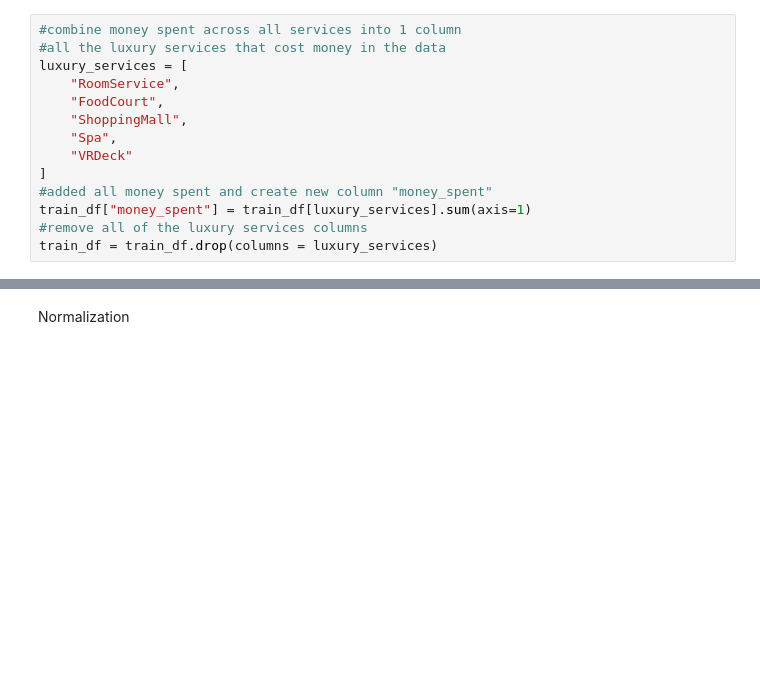
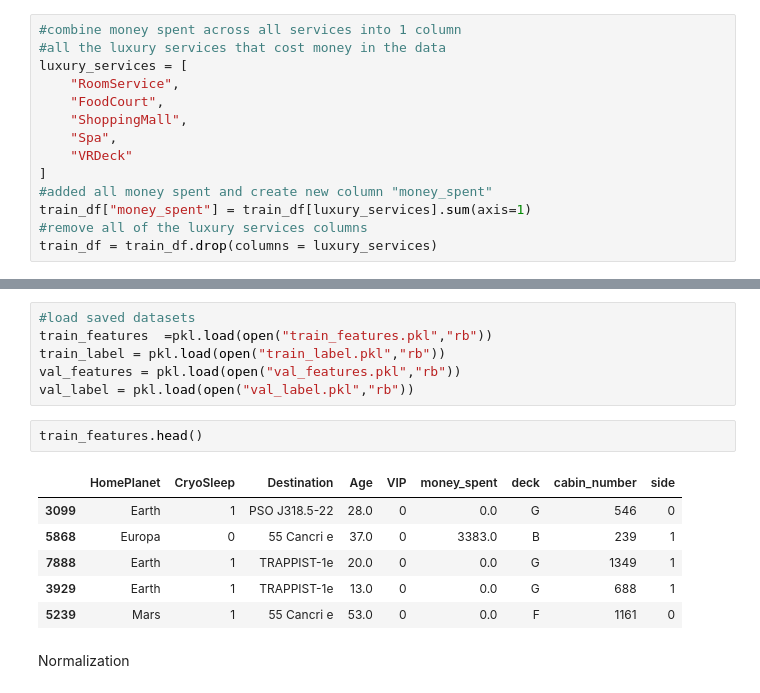
Before and after one commit to A-B-Ibrahim/Kaggle_Spaceship_Titanic, a Jupyter notebook: Spaceship_titanic.ipynb, the cells around one changed output, grey strips where cells are left out. Drawn from its saved outputs; the diff is of its cells as text; blank space fills up the shorter version.

```diff
--- a/Spaceship_titanic.ipynb
+++ b/Spaceship_titanic.ipynb
@@ -137,3 +191,18 @@ transformed_df.head()
+# %%
+#load saved datasets
+train_features  =pkl.load(open("train_features.pkl","rb"))
+train_label = pkl.load(open("train_label.pkl","rb"))
+val_features = pkl.load(open("val_features.pkl","rb"))
+val_label = pkl.load(open("val_label.pkl","rb"))
+# %%
+train_features.head()
+# %% [output]
+|  | HomePlanet | CryoSleep | Destination | Age | VIP | money_spent | deck | cabin_number | side |
+| 3099 | Earth | 1 | PSO J318.5-22 | 28.0 | 0 | 0.0 | G | 546 | 0 |
+| 5868 | Europa | 0 | 55 Cancri e | 37.0 | 0 | 3383.0 | B | 239 | 1 |
+| 7888 | Earth | 1 | TRAPPIST-1e | 20.0 | 0 | 0.0 | G | 1349 | 1 |
+| 3929 | Earth | 1 | TRAPPIST-1e | 13.0 | 0 | 0.0 | G | 688 | 1 |
+| 5239 | Mars | 1 | 55 Cancri e | 53.0 | 0 | 0.0 | F | 1161 | 0 |
 # %% [markdown]
 Normalization
 # %%
```
Also changed, not shown: parts of 14 cells of this notebook.
